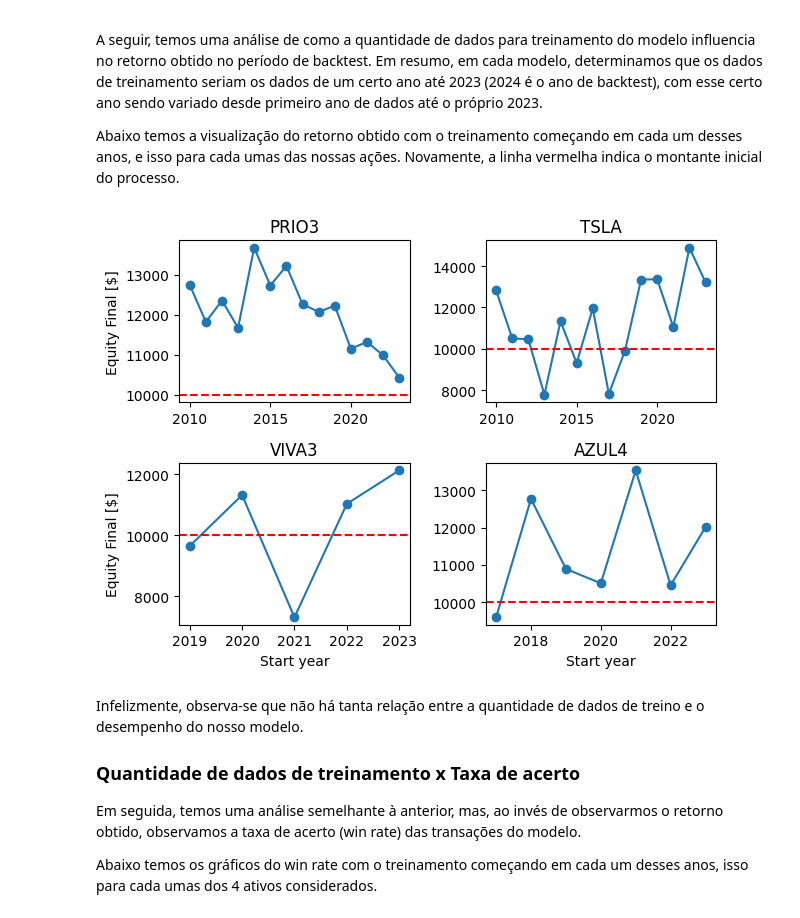
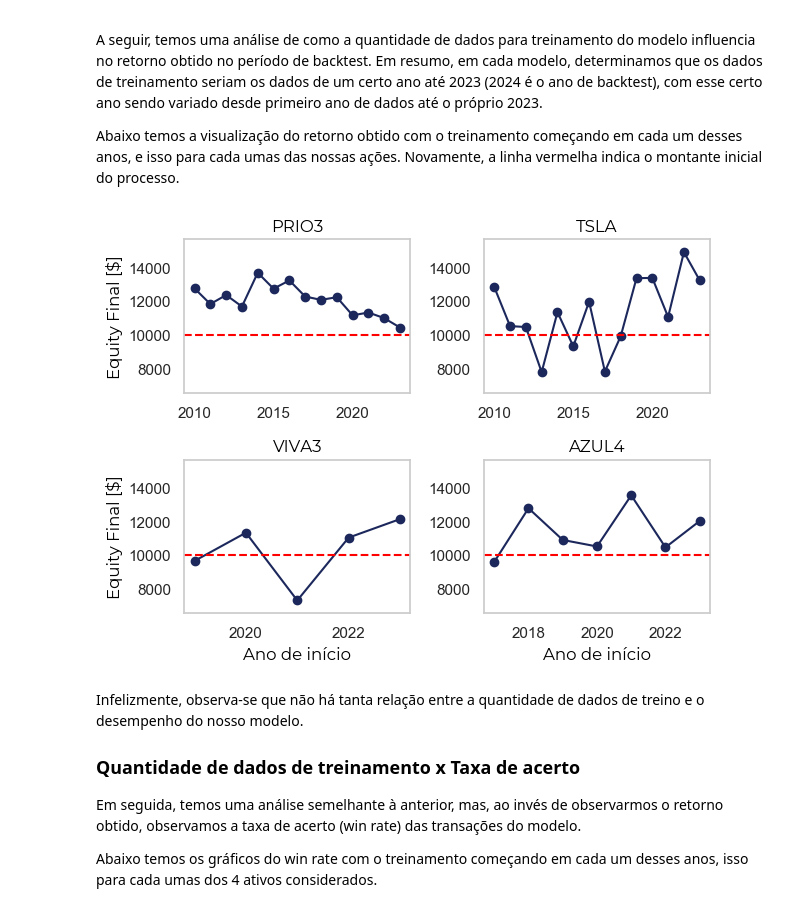
Before and after one commit to kauanmaf/field_project_cartesius, a Jupyter notebook: report.ipynb, the cells around one changed output. Cells and saved outputs as stored; diff of their text form; code cells hidden in the pictures.

```diff
--- a/report.ipynb
+++ b/report.ipynb
@@ -6,6 +6,10 @@ from analysis import *
 import matplotlib.pyplot as plt
 import pandas as pd
 from pathlib import Path
+import matplotlib as mpl
+df = pd.read_csv("results.csv")
+azul_cartesius = "#1c285c"
+fpath = Path(mpl.get_data_path(), r'C:\Users\kauan\AppData\Local\Microsoft\Windows\Fonts\Montserrat-Regular.ttf')
 # %% [markdown]
 # Field Project Cartesius Capital: trend following
 
@@ -102,36 +118,58 @@ A seguir, temos uma análise de como a quantidade de dados para treinamento do m
 
 Abaixo temos a visualização do retorno obtido com o treinamento começando em cada um desses anos, e isso para cada umas das nossas ações. Novamente, a linha vermelha indica o montante inicial do processo.
 # %%
-equities = {"PRIO3": test_train_time(prio_data, "Equity Final [$]"),
+equities_tempo = {"PRIO3": test_train_time(prio_data, "Equity Final [$]"),
             "TSLA": test_train_time(tsla_data, "Equity Final [$]"),
             "AZUL4": test_train_time(azul_data, "Equity Final [$]"),
             "VIVA3": test_train_time(viva_data, "Equity Final [$]")}
 # %%
+# Calcula os limites do eixo y para todos os subgráficos
+all_values = (
+    list(equities_tempo["PRIO3"].values()) +
+    list(equities_tempo["TSLA"].values()) +
+    list(equities_tempo["VIVA3"].values()) +
+    list(equities_tempo["AZUL4"].values())
+)
+y_min, y_max = min(all_values), max(all_values)
+
+# Ajusta o intervalo para maior clareza (opcional)
+y_margin = 0.1 * (y_max - y_min)  # 10% de margem
+y_min -= y_margin
+y_max += y_margin
+
 fig, axs = plt.subplots(2, 2)
 
-axs[0, 0].plot(equities["PRIO3"].keys(), equities["PRIO3"].values(), marker = "o")
-axs[0, 0].set_title('PRIO3')
-axs[0, 0].set_ylabel('Equity Final [$]')
+axs[0, 0].plot(equities_tempo["PRIO3"].keys(), equities_tempo["PRIO3"].values(), marker="o", color=azul_cartesius)
+axs[0, 0].set_title('PRIO3', font=fpath, color="black")
+axs[0, 0].set_ylabel('Equity Final [$]', font=fpath, color="black")
+axs[0, 0].grid(False)
+axs[0, 0].set_ylim(y_min, y_max)  # Define o mesmo limite de y
 
-axs[0, 1].plot(equities["TSLA"].keys(), equities["TSLA"].values(), marker = "o")
-axs[0, 1].set_title('TSLA')
+axs[0, 1].plot(equities_tempo["TSLA"].keys(), equities_tempo["TSLA"].values(), marker="o", color=azul_cartesius)
+axs[0, 1].set_title('TSLA', font=fpath, color="black")
+axs[0, 1].grid(False)
+axs[0, 1].set_ylim(y_min, y_max)  # Define o mesmo limite de y
 
-axs[1, 0].plot(equities["VIVA3"].keys(), equities["VIVA3"].values(), marker = "o")
-axs[1, 0].set_title('VIVA3')
-axs[1, 0].set_ylabel('Equity Final [$]')
-axs[1, 0].set_xlabel('Start year')
+axs[1, 0].plot(equities_tempo["VIVA3"].keys(), equities_tempo["VIVA3"].values(), marker="o", color=azul_cartesius)
+axs[1, 0].set_title('VIVA3', font=fpath, color="black")
+axs[1, 0].set_ylabel('Equity Final [$]', font=fpath, color="black")
+axs[1, 0].set_xlabel('Ano de início', font=fpath, color="black")
+axs[1, 0].grid(False)
+axs[1, 0].set_ylim(y_min, y_max)  # Define o mesmo limite de y
 
-axs[1, 1].plot(equities["AZUL4"].keys(), equities["AZUL4"].values(), marker = "o")
-axs[1, 1].set_title('AZUL4')
-axs[1, 1].set_xlabel('Start year')
+axs[1, 1].plot(equities_tempo["AZUL4"].keys(), equities_tempo["AZUL4"].values(), marker="o", color=azul_cartesius)
+axs[1, 1].set_title('AZUL4', font=fpath, color="black")
+axs[1, 1].set_xlabel('Ano de início', font=fpath, color="black")
+axs[1, 1].grid(False)
+axs[1, 1].set_ylim(y_min, y_max)  # Define o mesmo limite de y
 
 for ax in axs.flat:
-    ax.axhline(y = 10_000, color = "red", linestyle = "--")
+    ax.axhline(y=10_000, color="red", linestyle="--")
 
 plt.tight_layout()
 plt.show()
 # %% [output]
-[figure, old version]
+[figure, new version]
 # %% [markdown]
 Infelizmente, observa-se que não há tanta relação entre a quantidade de dados de treino e o desempenho do nosso modelo.
 
```
Also changed, not shown: parts of 5 cells of this notebook, 1 other file.
